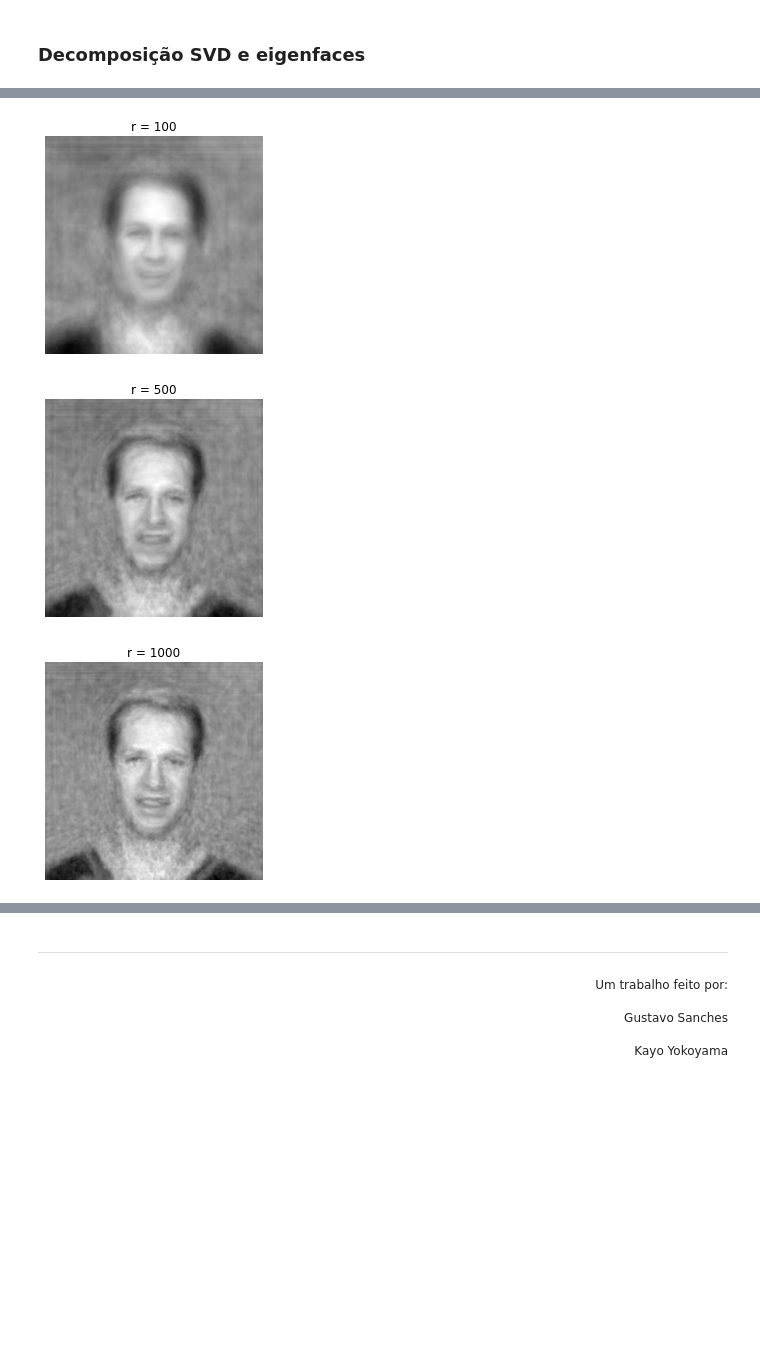
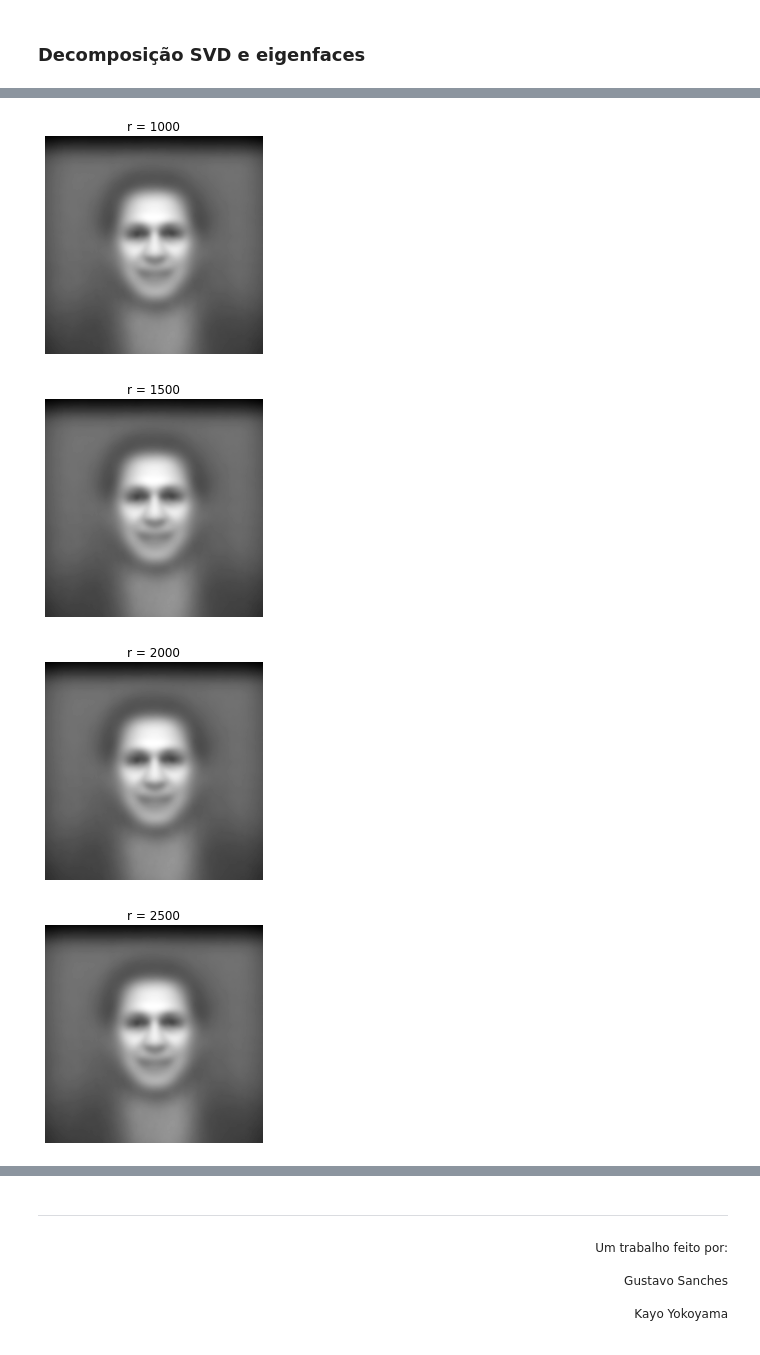
Before and after one commit to EsquiloTorto/Eigenfaces-study-case, a Jupyter notebook: eigenfaces_teste.ipynb, the cells around one changed output, grey strips where cells are left out. Cells and saved outputs as stored; diff of their text form; code cells hidden in the pictures; blank space fills up the shorter version.

```diff
--- a/eigenfaces_teste.ipynb
+++ b/eigenfaces_teste.ipynb
@@ -49,13 +39,17 @@ m.shape
 # %% [markdown]
 <h3> Decomposição SVD e eigenfaces</h3>
 # %%
+
 # Quantidade de imagens para o treinamento
-training_faces = m[:1000]
+faces_de_treinamento = m[:9000]
 
 # Criação da face "média"
-avg_faces = np.mean(training_faces, axis = 0)
+face_media = np.mean(faces_de_treinamento, axis = 0)
 
 # Calculo da decomposição svd
-X = training_faces - np.tile(avg_faces, (training_faces.shape[0], 1))
+X = faces_de_treinamento - np.tile(face_media, (faces_de_treinamento.shape[0], 1))
 X = X.T
 U, S, VT = np.linalg.svd(X, full_matrices = 0)
+
+
+# explicar  como achar U, S e VT
@@ -87,23 +79,28 @@ plt.axis("off")
 # %%
+algo = np.array(Image.open("pessoa_crop.jpg").convert('L').getdata())
+
+def reconstrucao(foto, r):
 # plotando a imagem de alguem que não está no treinamento
-testface = m[1509]
-plt.imshow(np.reshape(testface, (250, 250)))
-plt.set_cmap("gray")
-plt.title("Alguem")
-plt.axis("off")
-plt.show()
-
-# Reconstruindo um rosto de uma pessoa que não estava no treinamento
-testfaceMS = testface - avg_faces
-testfaceMS = testfaceMS.T
-r_list = [1, 100, 500, 1000]
-
-# plotando a reconstrução com diferentes quantidades de valores principais
-for r in r_list:
-    reconface = avg_faces.T + np.matmul(U[:,:r], np.matmul(U[:, :r].T, testfaceMS))
-    img = plt.imshow(np.reshape(reconface, (250, 250)))
-    img.set_cmap("gray")
-    plt.title("r = " + str(r))
+    face_de_teste = foto
+    plt.imshow(np.reshape(face_de_teste, (250, 250)))
+    plt.set_cmap("gray")
+    plt.title("Face")
     plt.axis("off")
     plt.show()
+
+    # Reconstruindo um rosto de uma pessoa que não estava no treinamento
+    face_de_testeMS = face_de_teste - face_media
+    face_de_testeMS = face_de_testeMS.T
+    r_list = range(500, r + 1, 500)
+
+    # plotando a reconstrução com diferentes quantidades de valores principais
+    for r in r_list:
+        face_de_reconhecimento = face_media.T + np.matmul(U[:,:r], np.matmul(U[:, :r].T, face_de_testeMS))
+        img = plt.imshow(np.reshape(face_de_reconhecimento, (250, 250)))
+        img.set_cmap("gray")
+        plt.title("r = " + str(r))
+        plt.axis("off")
+        plt.show()
+
+reconstrucao(m[9805], 3500)
 # %% [output]
@@ -112,3 +109,4 @@ for r in r_list:
-[figure, old version]
+[figure, new version]
-[figure, old version]
+[figure, new version]
-[figure, old version]
+[figure, new version]
+[figure, added]
```
Also changed, not shown: parts of 7 cells of this notebook, 1 other file.
